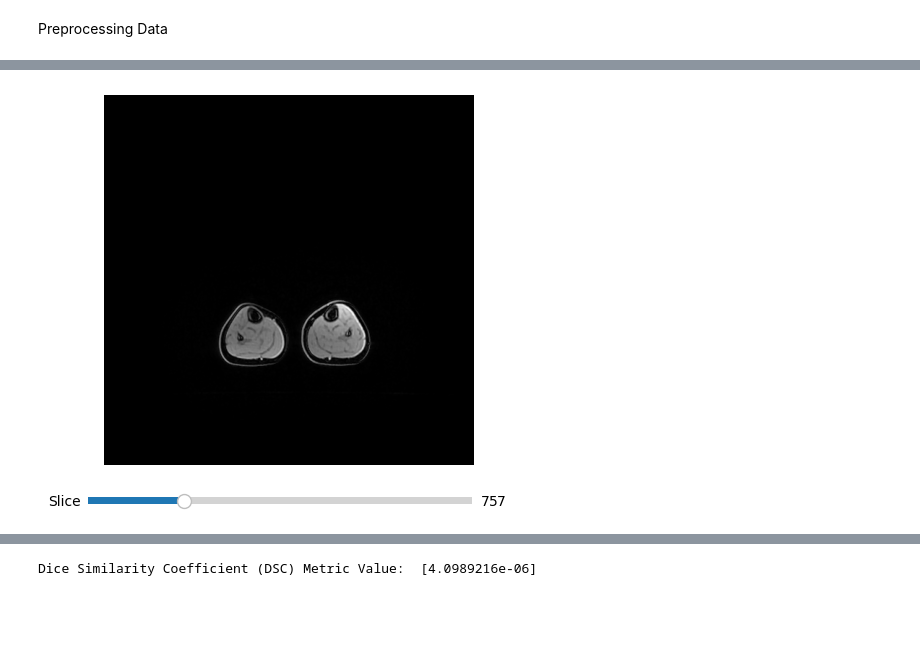
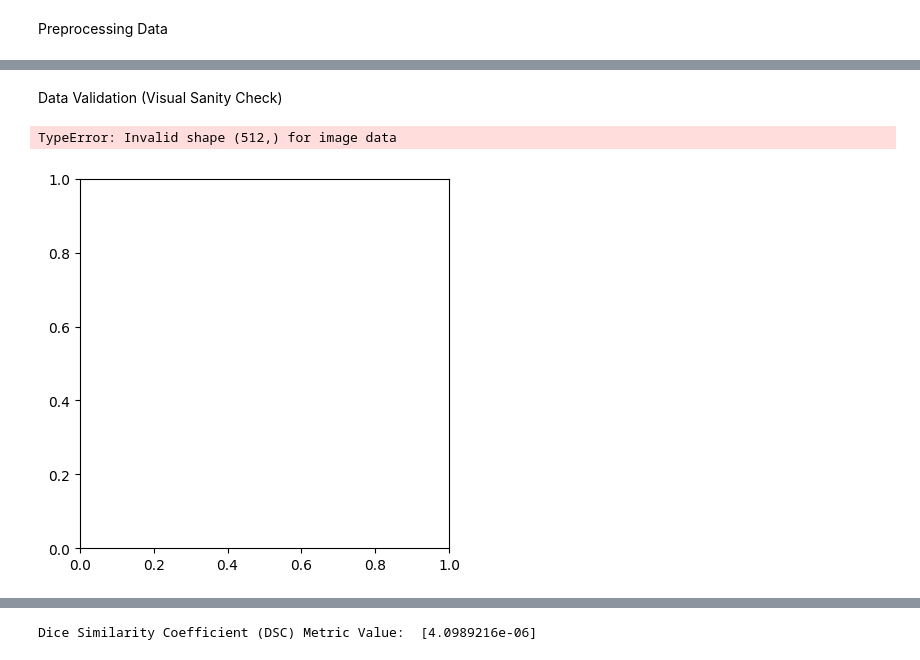
Before and after one commit to asif-jc/H-DenseUNet-CNN, a Jupyter notebook: main.ipynb, the cells around one changed output, grey strips where cells are left out. Drawn from its saved outputs; the diff is of its cells as text; code cells hidden in the pictures; blank space fills up the shorter version.

Commit message:
slice specific dataset

```diff
--- a/main.ipynb
+++ b/main.ipynb
@@ -176,23 +117,46 @@ Saved D:/P4P Model Data/txt/Masks/data_7977.txt
+# %% [markdown]
+Data Validation (Visual Sanity Check)
 # %%
 # Visualiser Tool Scan
-temp = np.squeeze(imgs_train)
+# temp = np.squeeze(imgs_train)
 fig, ax = plt.subplots()
-current_slice = 757
+current_slice = 100
 img = ax.imshow(temp[current_slice], cmap='gray')
 ax.axis('off')
 
 # Configure the slider
 ax_slider = plt.axes([0.2, 0.02, 0.6, 0.03])
 slider = Slider(ax_slider, 'Slice', 0, temp.shape[0] - 1, valinit=current_slice, valstep=1)
 
 def update_slice(val):
     current_slice = int(slider.val)
     img.set_data(temp[current_slice])
     fig.canvas.draw_idle()
 
 slider.on_changed(update_slice)
 
 plt.show()
+
+# Visualiser Tool Mask
+# temp = np.squeeze(imgs_mask_train)
+fig, ax = plt.subplots()
+current_slice = 100
+img = ax.imshow(temp[current_slice], cmap='gray')
+ax.axis('off')
+
+# Configure the slider
+ax_slider = plt.axes([0.2, 0.02, 0.6, 0.03])
+slider = Slider(ax_slider, 'Slice', 0, temp.shape[0] - 1, valinit=current_slice, valstep=1)
+
+def update_slice(val):
+    current_slice = int(slider.val)
+    img.set_data(temp[current_slice])
+    fig.canvas.draw_idle()
+
+slider.on_changed(update_slice)
+
+plt.show()
 # %% [output]
+TypeError: Invalid shape (512,) for image data
-[figure, old version]
+[figure, new version]
 # %%
```
Also changed, not shown: parts of 19 cells of this notebook, 16 other files.
